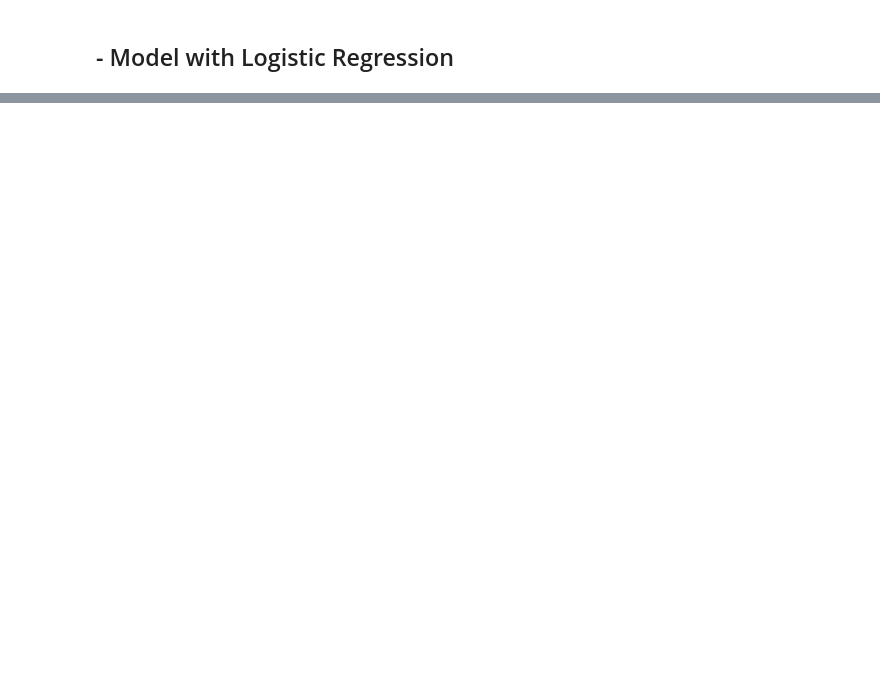
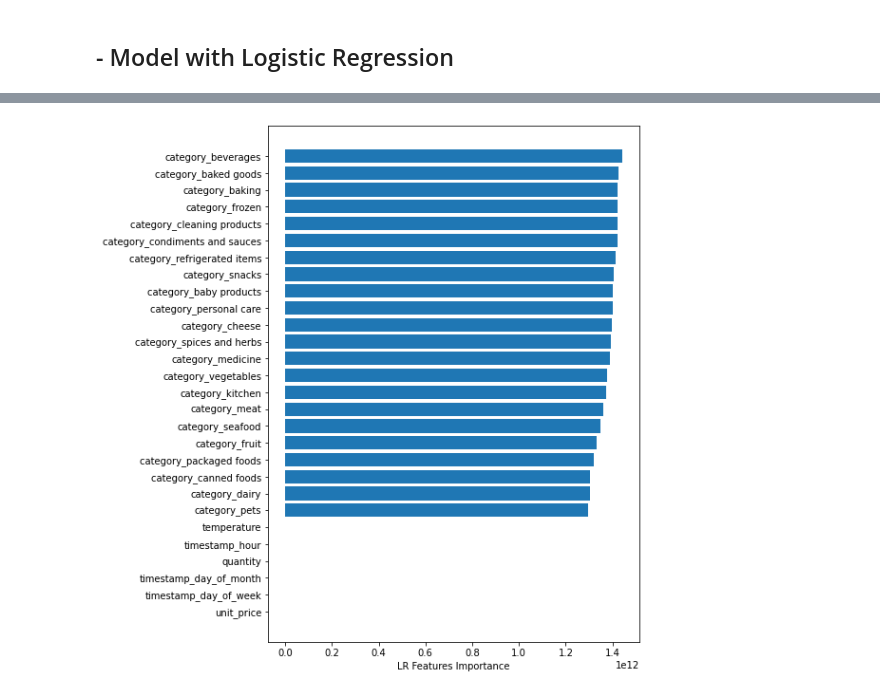
Before and after one commit to Severina7/cognizant_ai, a Jupyter notebook: modeling_2.ipynb, the cells around one changed output, grey strips where cells are left out. Saved outputs shown, nothing was run; the diff lists cells and outputs as text; code cells hidden in the pictures; blank space fills up the shorter version.

```diff
--- a/modeling_2.ipynb
+++ b/modeling_2.ipynb
@@ -617,15 +620,25 @@ for fold in range(0, K):
 
   # Instantiate algorithm
   lr = LinearRegression(normalize=True)
+  scaler = StandardScaler()
+  # Create training and test samples
+  X_train, X_test, y_train, y_test = train_test_split(X, y, train_size=split, random_state=67)
+
+  # Scale X data, we scale the data because it helps the algorithm to converge
+  # and helps the algorithm to not be greedy with large values
+
+  scaler.fit(X_train)
+  X_train_scaled = scaler.transform(X_train)
+  X_test_scaled = scaler.transform(X_test)
 
   # Train model
   lr_model = lr.fit(X_train_scaled, y_train)
 
   # Generate predictions on test sample
-  y_pred = trained_model.predict(X_test_scaled)
+  y_pred_lr = lr_model.predict(X_test_scaled)
 
   # Compute accuracy, using mean absolute error
-  mae = mean_absolute_error(y_true=y_test, y_pred=y_pred)
+  mae = mean_absolute_error(y_true=y_test, y_pred=y_pred_lr)
   accuracy.append(mae)
   print(f"Fold {fold + 1}: MAE = {mae:.3f}")
 
@@ -633,12 +685,33 @@ print(f"Average MAE: {(sum(accuracy) / len(accuracy)):.2f}")
 # %%
 # Plotting the features importance
-features = [i.split("__")[0] for i in X.columns]
-importances = lm_model.feature_importances_
-indices = np.argsort(importances)
 
-fig, ax = plt.subplots(figsize=(10, 20))
-plt.title('Feature Importances')
-plt.barh(range(len(indices)), importances[indices], color=['red', 'yellow', 'black', 'blue', 'orange', 'green', 'cyan', '0.3', '0.7'], align='center')
-plt.yticks(range(len(indices)), [features[i] for i in indices])
-plt.xlabel('Relative Importance')
+feature_names = [f'{i}' for i in X.columns]
+fig, ax = plt.subplots(figsize=(7, 10))
+feature_importances = lr_model.coef_
+
+results = pd.DataFrame({'Features': feature_names,
+                        'Importances': feature_importances})
+results.sort_values(by='Importances', inplace=True)
+
+ax = plt.barh(results['Features'], results['Importances'])
+plt.xlabel('LR Features Importance')
 plt.show()
+
+# # summarize feature importance
+# for i,v in enumerate(importance):
+# 	print('Features: %0d, Score: %.5f' % (i,v*100))
+# # plot feature importance
+# fig, ax = plt.subplots(figsize=(10, 20))
+# plt.title('Feature Importances LR model')
+# plt.barh([x for x in range(len(importance))], importance[indices], color='green', align='center')
+# plt.yticks(range(len(indices)), [features[i] for i in indices])
+# plt.show()
+
+
+# fig, ax = plt.subplots(figsize=(10, 20))
+# plt.barh(range(len(indices)), importances[indices], color=['red', 'yellow', 'black', 'blue', 'orange', 'green', 'cyan', '0.3', '0.7'], align='center')
+# plt.yticks(range(len(indices)), [features[i] for i in indices])
+# plt.xlabel('Relative Importance')
+# plt.show()
+# %% [output]
+[figure, added]
```
Also changed, not shown: parts of 9 cells of this notebook.
